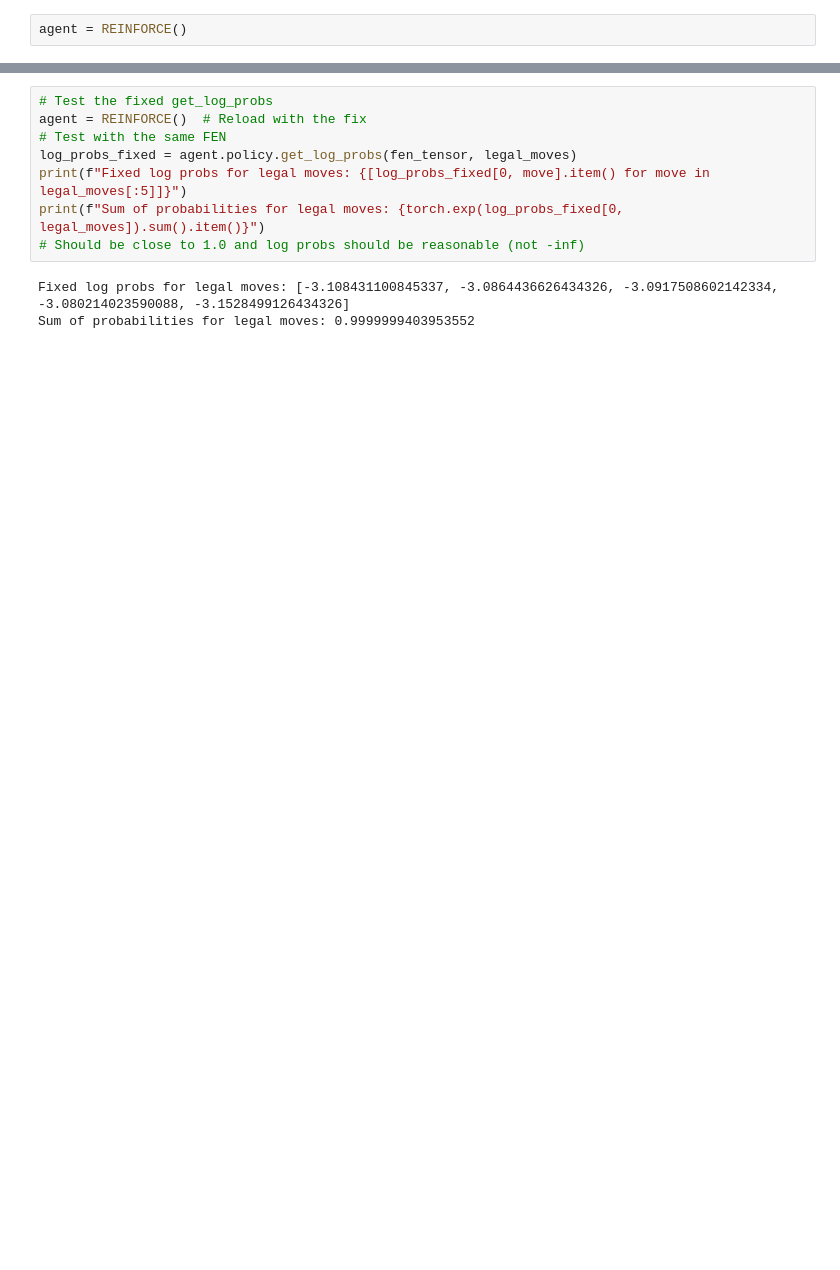
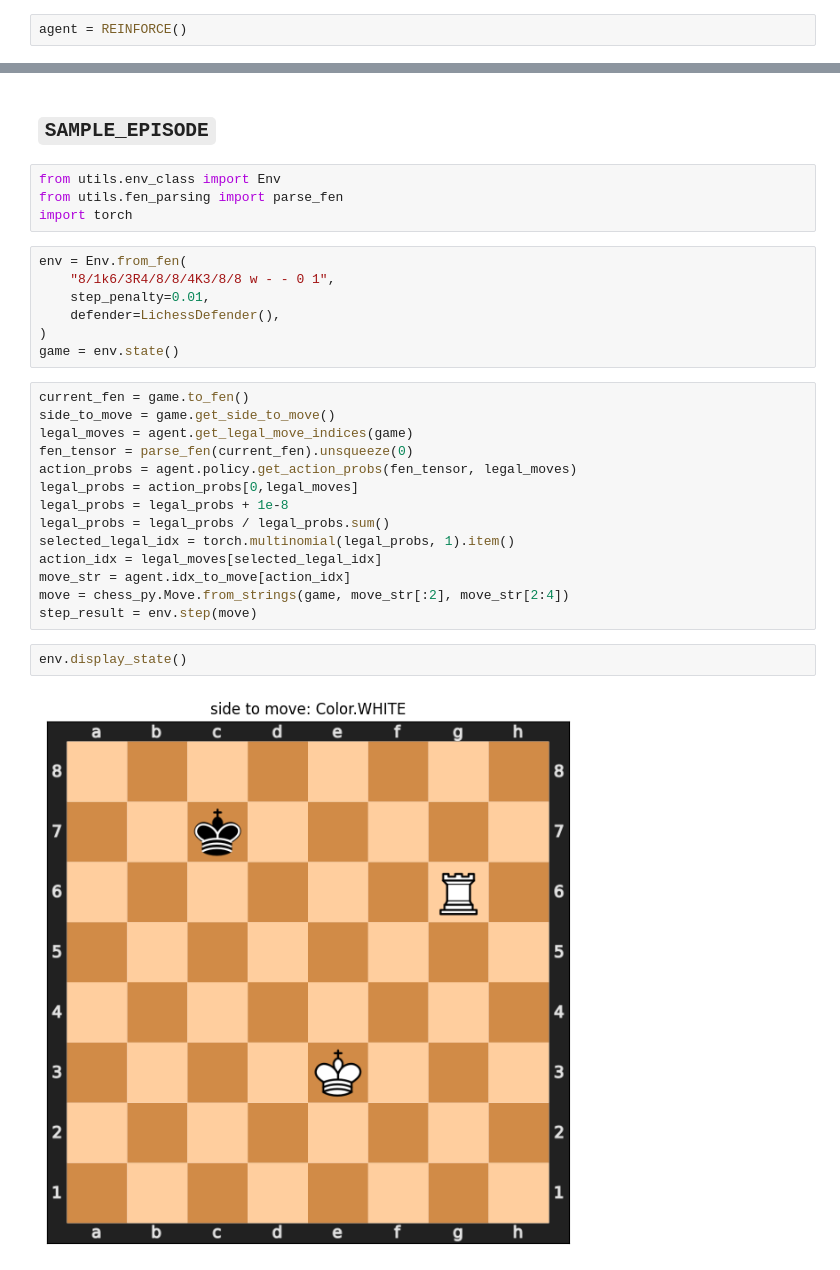
Before and after one commit to giovanni-lucarelli/chess, a Jupyter notebook: src/policy_gradient/debug.ipynb, the cells around one changed output, grey strips where cells are left out. Saved outputs shown, nothing was run; the diff lists cells and outputs as text; blank space fills up the shorter version.

Commit message:
reinforce seems working

```diff
--- a/src/policy_gradient/debug.ipynb
+++ b/src/policy_gradient/debug.ipynb
@@ -145,11 +66,31 @@ Log probs for legal moves: [-3.074923038482666, -3.119713544845581, -3.082141637
-# %%
-# Test the fixed get_log_probs
-agent = REINFORCE()  # Reload with the fix
-# Test with the same FEN
-log_probs_fixed = agent.policy.get_log_probs(fen_tensor, legal_moves)
-print(f"Fixed log probs for legal moves: {[log_probs_fixed[0, move].item() for move in legal_moves[:5]]}")
-print(f"Sum of probabilities for legal moves: {torch.exp(log_probs_fixed[0, legal_moves]).sum().item()}")
-# Should be close to 1.0 and log probs should be reasonable (not -inf)
-# %% [output]
-Fixed log probs for legal moves: [-3.108431100845337, -3.0864436626434326, -3.0917508602142334, -3.080214023590088, -3.1528499126434326]
-Sum of probabilities for legal moves: 0.9999999403953552
+# %% [markdown]
+## `SAMPLE_EPISODE`
+# %%
+from utils.env_class import Env
+from utils.fen_parsing import parse_fen
+import torch
+# %%
+env = Env.from_fen(
+    "8/1k6/3R4/8/8/4K3/8/8 w - - 0 1",
+    step_penalty=0.01,
+    defender=LichessDefender(),
+)
+game = env.state()
+# %%
+current_fen = game.to_fen()
+side_to_move = game.get_side_to_move()
+legal_moves = agent.get_legal_move_indices(game)
+fen_tensor = parse_fen(current_fen).unsqueeze(0)
+action_probs = agent.policy.get_action_probs(fen_tensor, legal_moves)
+legal_probs = action_probs[0,legal_moves]
+legal_probs = legal_probs + 1e-8
+legal_probs = legal_probs / legal_probs.sum()
+selected_legal_idx = torch.multinomial(legal_probs, 1).item()
+action_idx = legal_moves[selected_legal_idx]
+move_str = agent.idx_to_move[action_idx]
+move = chess_py.Move.from_strings(game, move_str[:2], move_str[2:4])
+step_result = env.step(move)
+# %%
+env.display_state()
+# %% [output]
+[figure, added]
```
Also changed, not shown: parts of 39 cells of this notebook, 8 other files.
